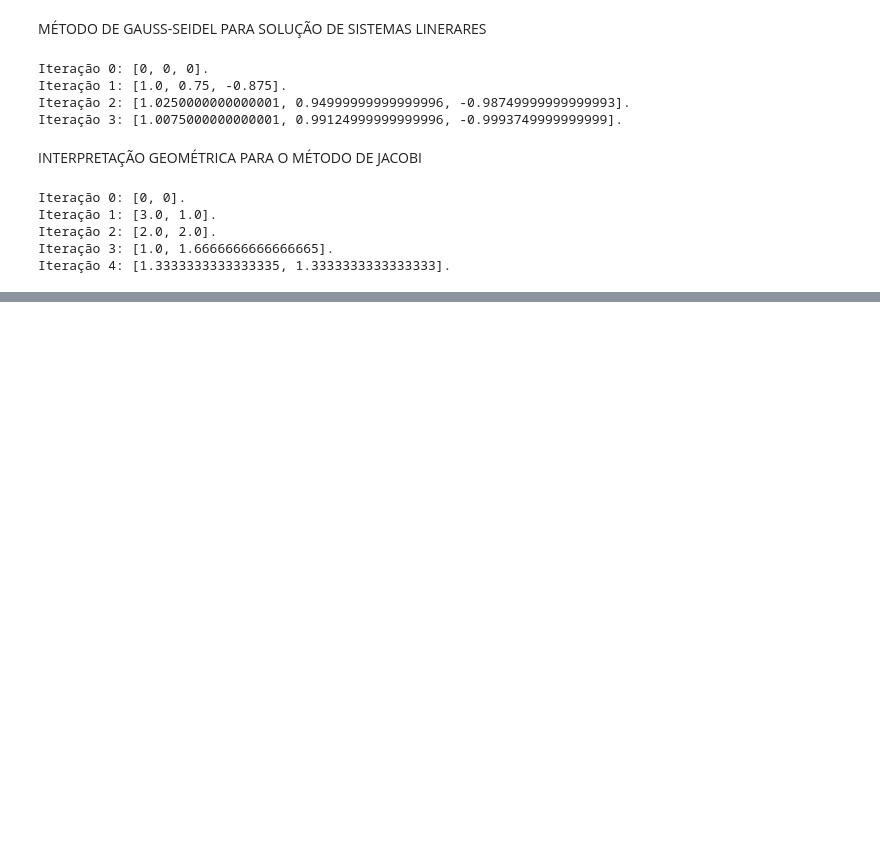
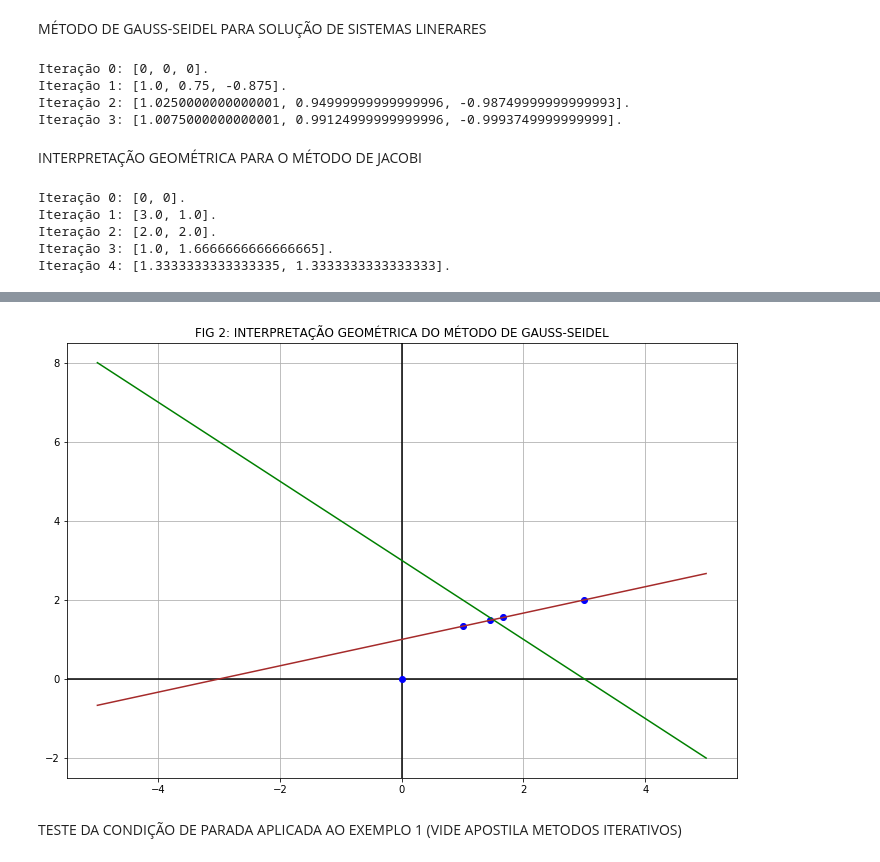
Before and after one commit to jspneto/MatComp, a Jupyter notebook: Trabalhos/Aula11/Aula11.ipynb, the cells around one changed output, grey strips where cells are left out. Drawn from its saved outputs; the diff is of its cells as text; code cells hidden in the pictures; blank space fills up the shorter version.

```diff
--- a/Trabalhos/Aula11/Aula11.ipynb
+++ b/Trabalhos/Aula11/Aula11.ipynb
@@ -199,0 +203,12 @@ plt.show()
+# %%
+# Definição das matrizes de exemplo:
+
+# Sistema de exemplo:
+
+# 1*x1 + 1*x2 =  3
+# 1*x1 - 3*x2 = -3
+
+# Solução (para precisão 0.3): [1.4444, 1.4814]
+
+G = np.array([[1,1],[1,-3]])
+h = np.array([[3],[-3]])
@@ -199,0 +227,20 @@ plt.show()
+# %%
+# Gráfico do sistema em comparação com as iterações. O ponto em que as retas se encontram é a solução exata do sistema
+
+x = np.linspace(-5,5)
+x1 = 3 - x
+x2 = (1/3)*(3 + x)
+
+plt.title("FIG 2: INTERPRETAÇÃO GEOMÉTRICA DO MÉTODO DE GAUSS-SEIDEL")
+plt.axvline(x = 0, color = 'black')
+plt.axhline(y = 0, color = 'black')
+
+plt.grid(True)
+plt.plot([X[0][0],X[1][0],X[2][0],X[3][0],X[4][0]], [X[0][1],X[1][1],X[2][1],X[3][1],X[4][1]], 'ro', color = 'blue')
+plt.plot(x, x1, color = 'green')
+plt.plot(x, x2, color = 'brown')
+plt.show()
+# %% [output]
+[figure, added]
+# %% [markdown]
+TESTE DA CONDIÇÃO DE PARADA APLICADA AO EXEMPLO 1 (VIDE APOSTILA METODOS ITERATIVOS)
```
Also changed, not shown: parts of 6 cells of this notebook.
